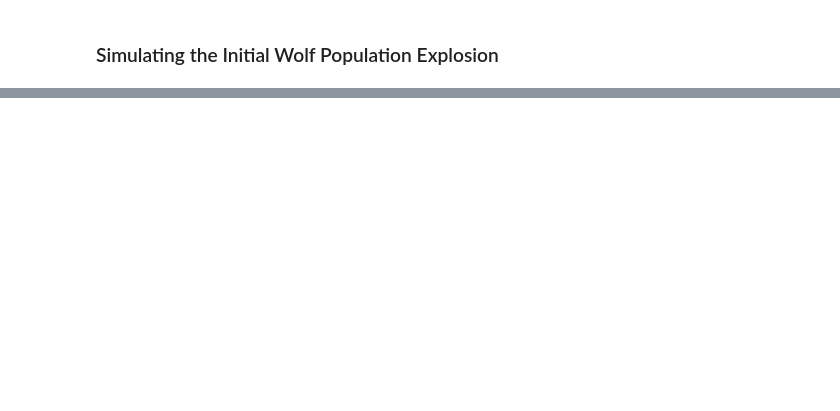
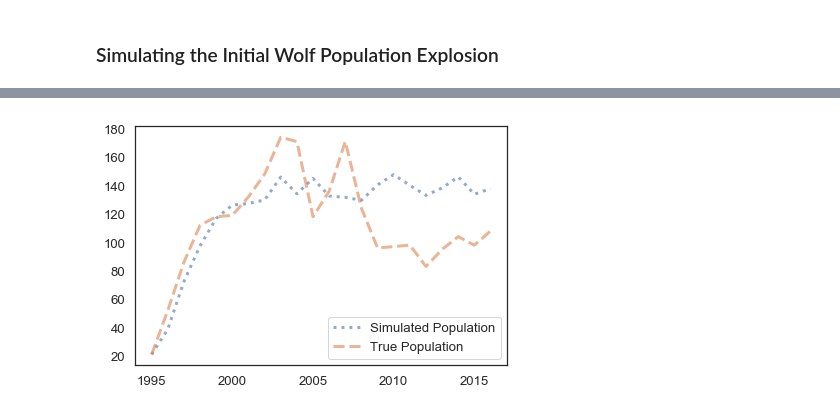
Before and after one commit to fung18870/ModSimPy, a Jupyter notebook: code/Project_1.ipynb, the cells around one changed output, grey strips where cells are left out. Saved outputs shown, nothing was run; the diff lists cells and outputs as text; code cells hidden in the pictures; blank space fills up the shorter version.

```diff
--- a/code/Project_1.ipynb
+++ b/code/Project_1.ipynb
@@ -137,0 +140,34 @@ plot(wolves, '--', label='True Population')
+# %%
+def update_func_stochastic_quad(pop, t, system):
+    """Update population based on a quadratic model.
+
+    pop: current population in billions
+    t: what year it is
+    system: system object with model parameters
+    """
+    net_growth = system.alpha * pop + system.beta * pop**2
+    return pop + net_growth
+# %%
+def update_func_stochastic_quad(pop, t, system):
+    """Update population based on a quadratic model.
+
+    pop: current population in billions
+    t: what year it is
+    system: system object with model parameters
+    """
+    net_growth = system.alpha * pop + system.beta * pop**2 + np.random.uniform(low=0.0, high=1.0)**2 * 20 - np.random.uniform(low=0.0, high=5.0)
+
+    return pop + net_growth
+
+system = System(t_0=t_0,
+                t_end=t_end,
+                p_0=p_0,
+                alpha=0.8,
+                beta=-0.006)
+
+results = run_simulation(system, update_func_stochastic_quad)
+plot(results, ':', label='Simulated Population')
+plot(wolves, '--', label='True Population')
+decorate()
+# %% [output]
+[figure, added]
```
Also changed, not shown: parts of 5 cells of this notebook.
